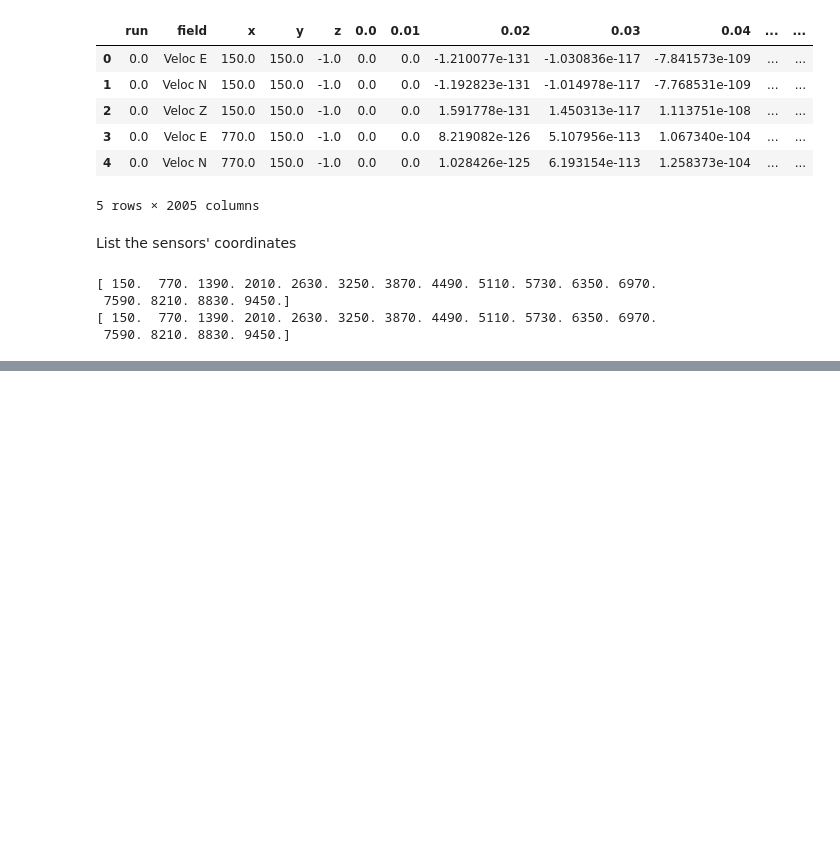
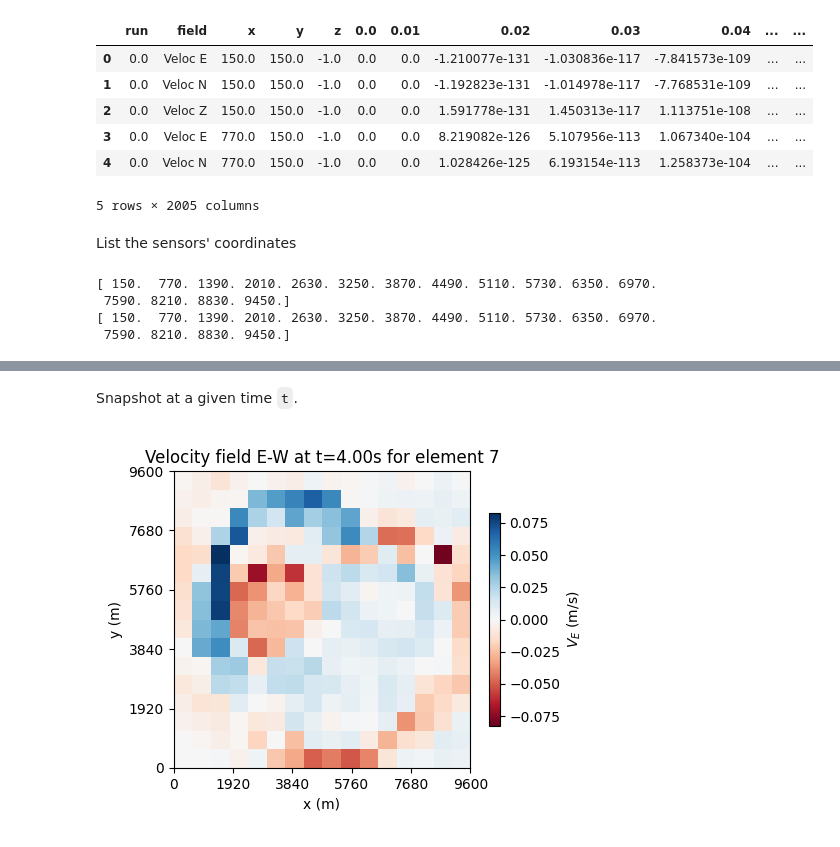
Before and after one commit to lehmannfa/HEMEW3D, a Jupyter notebook: Read_data.ipynb, the cells around one changed output, grey strips where cells are left out. Saved outputs shown, nothing was run; the diff lists cells and outputs as text; code cells hidden in the pictures; blank space fills up the shorter version.

```diff
--- a/Read_data.ipynb
+++ b/Read_data.ipynb
@@ -133,0 +161,25 @@ plt.show()
+# %% [markdown]
+Snapshot at a given time `t`.
+# %%
+t = 4
+m = np.max(np.abs(vE[element, :, :, int(t*100)]))
+
+fig, ax = plt.subplots(figsize=(5, 4))
+im = ax.imshow(vE[element, :, :, int(t*100)], vmin = -m, vmax=m, cmap='RdBu', origin='lower', interpolation='none')
+fig.colorbar(im, ax=ax, label = '$V_E$ (m/s)', shrink=0.7)
+
+ticks = np.linspace(-0.5, 15.5, 6)
+ax.set_xticks(ticks)
+ax.set_xticklabels((600*(ticks+0.5)).astype(int))
+ax.set_xlabel('x (m)')
+
+ax.set_yticks(ticks)
+ax.set_yticklabels((600*(ticks+0.5)).astype(int))
+ax.set_ylabel('y (m)')
+
+ax.set_title(f'Velocity field E-W at t={t:.2f}s for element {element}')
+
+fig.tight_layout()
+plt.show()
+# %% [output]
+[figure, added]
```
Also changed, not shown: parts of 16 cells of this notebook, 3 other files.
